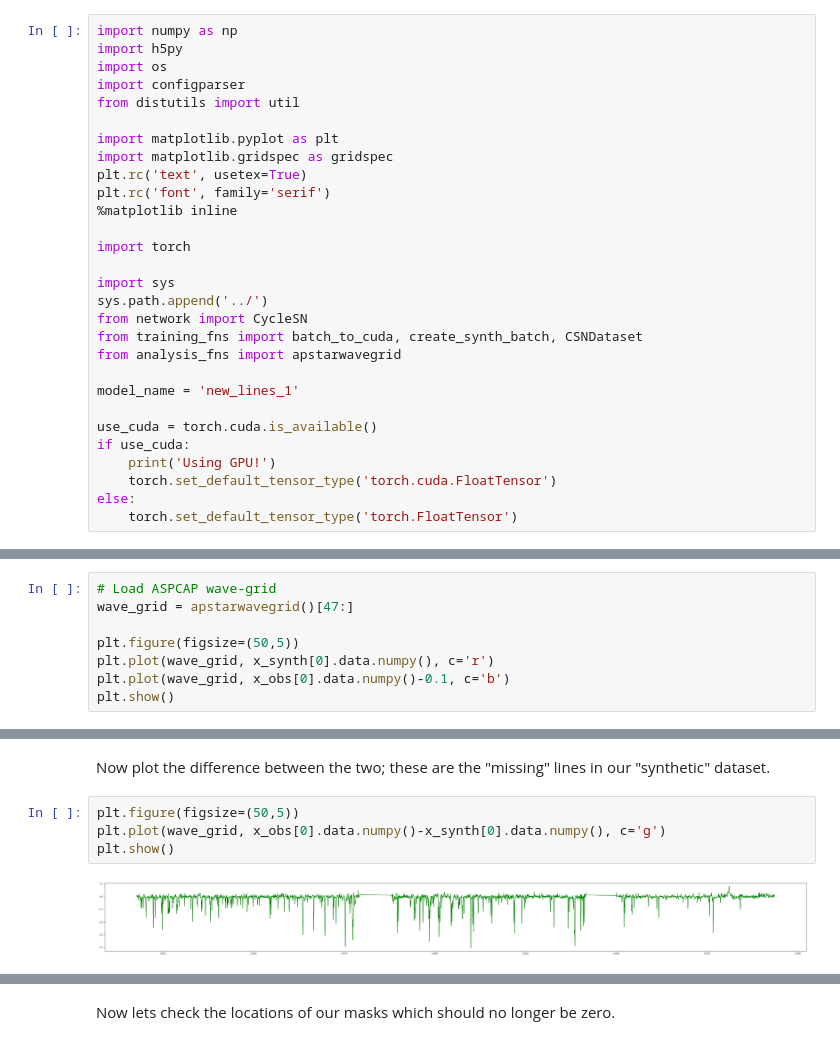
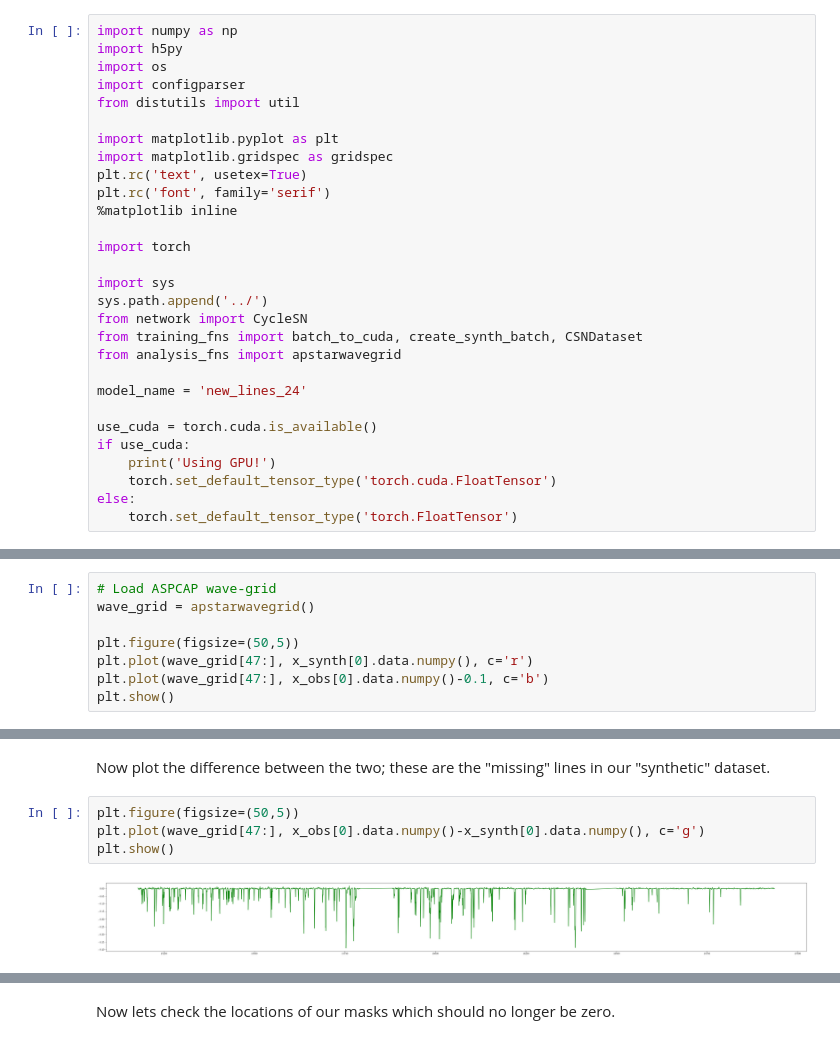
Before and after one commit to teaghan/Cycle_SN, a Jupyter notebook: new_lines_project/Track_Lines_Mock.ipynb, the cells around one changed output, grey strips where cells are left out. Drawn from its saved outputs; the diff is of its cells as text.

```diff
--- a/new_lines_project/Track_Lines_Mock.ipynb
+++ b/new_lines_project/Track_Lines_Mock.ipynb
@@ -27,7 +27,7 @@ from network import CycleSN
 from training_fns import batch_to_cuda, create_synth_batch, CSNDataset
 from analysis_fns import apstarwavegrid
 
-model_name = 'new_lines_1'
+model_name = 'new_lines_24'
 
 use_cuda = torch.cuda.is_available()
 if use_cuda:
@@ -236,11 +235,11 @@ with torch.no_grad():
 Plot the two against eachother with and offset on the observed spectrum to see the differences.
 # %%
 # Load ASPCAP wave-grid
-wave_grid = apstarwavegrid()[47:]
+wave_grid = apstarwavegrid()
 
 plt.figure(figsize=(50,5))
-plt.plot(wave_grid, x_synth[0].data.numpy(), c='r')
-plt.plot(wave_grid, x_obs[0].data.numpy()-0.1, c='b')
+plt.plot(wave_grid[47:], x_synth[0].data.numpy(), c='r')
+plt.plot(wave_grid[47:], x_obs[0].data.numpy()-0.1, c='b')
 plt.show()
 # %% [output]
 [figure]
@@ -248,10 +247,10 @@ plt.show()
 Now plot the difference between the two; these are the "missing" lines in our "synthetic" dataset.
 # %%
 plt.figure(figsize=(50,5))
-plt.plot(wave_grid, x_obs[0].data.numpy()-x_synth[0].data.numpy(), c='g')
+plt.plot(wave_grid[47:], x_obs[0].data.numpy()-x_synth[0].data.numpy(), c='g')
 plt.show()
 # %% [output]
-[figure, old version]
+[figure, new version]
 # %% [markdown]
 Now we will calculate the derivatives of both mappings with respect to the input stellar labels and identify the differences between the two. To do this we will create the Jacobian matrix, which is a fancy name for a matrix whose elements consist of the first order partial derivatives of each outputs (the pixels) with respect to each of the inputs (the labels).
 
```
Also changed, not shown: parts of 24 cells of this notebook, 4 other files.
